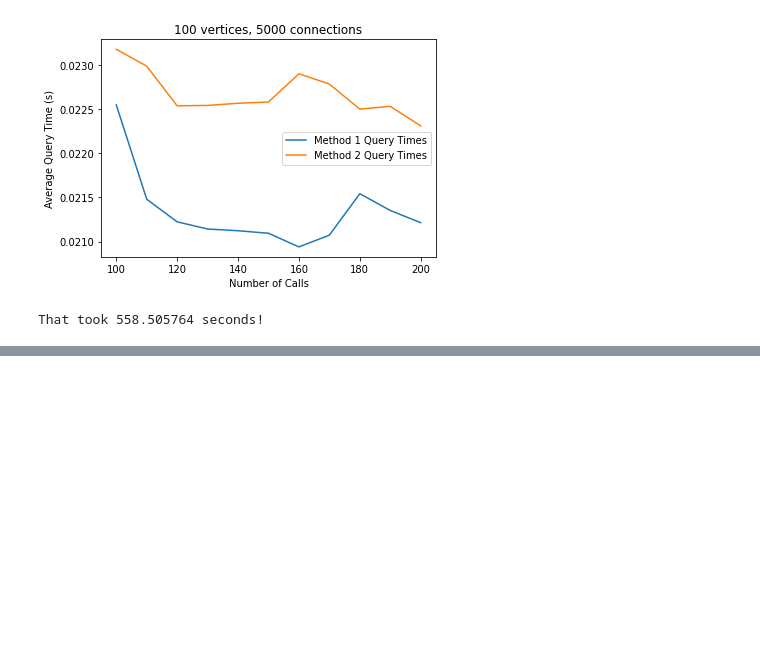
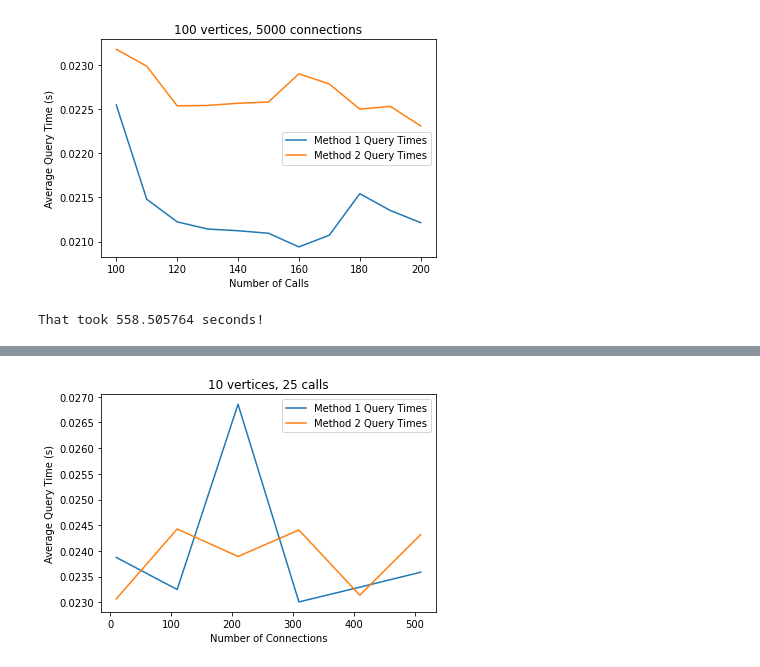
Before and after one commit to firetto/JanusGraphTest, a Jupyter notebook: demo_notebooks/connections_benchmark.ipynb, the cells around one changed output, grey strips where cells are left out. Saved outputs shown, nothing was run; the diff lists cells and outputs as text; code cells hidden in the pictures; blank space fills up the shorter version.

```diff
--- a/demo_notebooks/connections_benchmark.ipynb
+++ b/demo_notebooks/connections_benchmark.ipynb
@@ -414,0 +497,24 @@ print("That took", (datetime.datetime.now() - now).total_seconds(), "seconds!")
+# %%
+def plot_on_connections(vertices_count: int, connections_list: list, calls_count: int) -> None:
+    """
+    For each calls count in calls_list, run benchmark and then plot the results.
+    """
+
+    (query_times_1, query_times_2) = benchmark_on_connections(
+                                                vertices_count=vertices_count,
+                                                connections_count_list=connections_list,
+                                                calls_count=calls_count)
+    query_times_1 = np.asarray(query_times_1)
+    query_times_2 = np.asarray(query_times_2)
+
+    plt.plot(connections_list, query_times_1 / calls_count, label="Method 1 Query Times")
+    plt.plot(connections_list, query_times_2 / calls_count, label="Method 2 Query Times")
+    plt.title(f"{vertices_count} vertices, {calls_count} calls")
+    plt.xlabel("Number of Connections")
+    plt.ylabel("Average Query Time (s)")
+    plt.legend()
+    plt.show()
+# %%
+plot_on_connections(vertices_count=10, connections_list=list(range(10, 600, 100)), calls_count=25)
+# %% [output]
+[figure, added]
```
Also changed, not shown: parts of 3 cells of this notebook.
